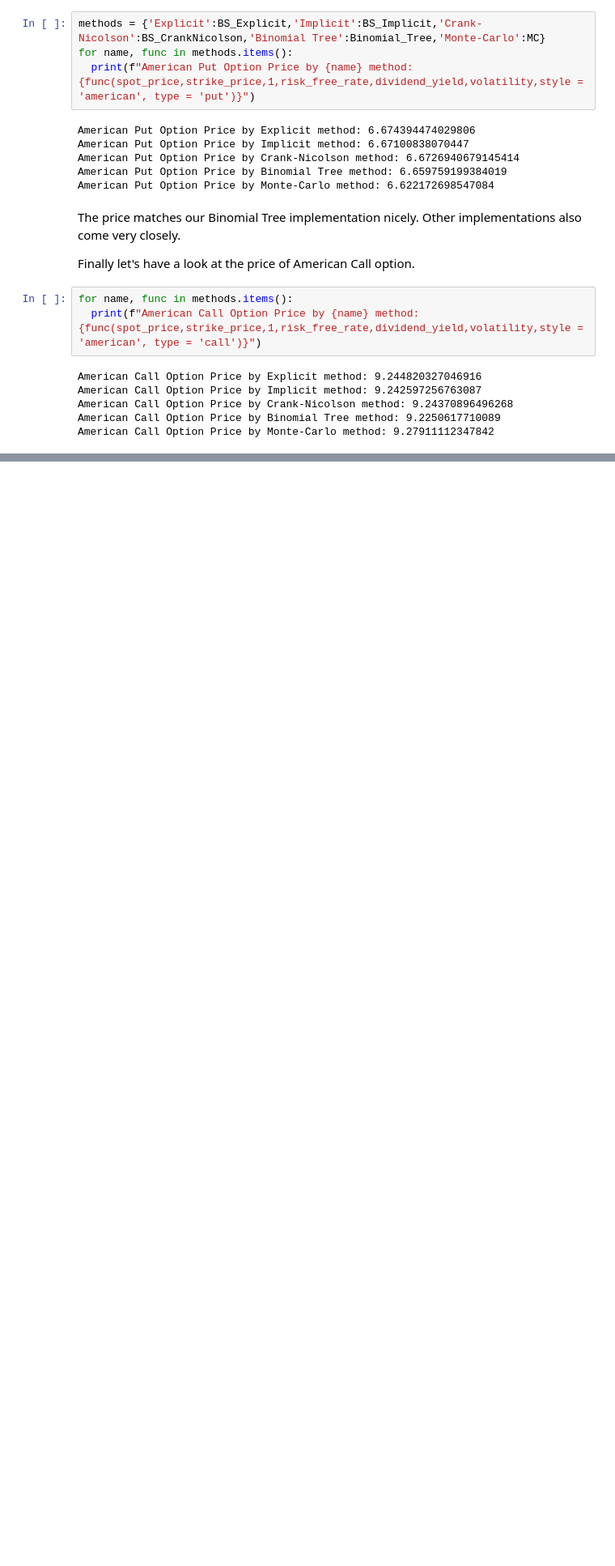
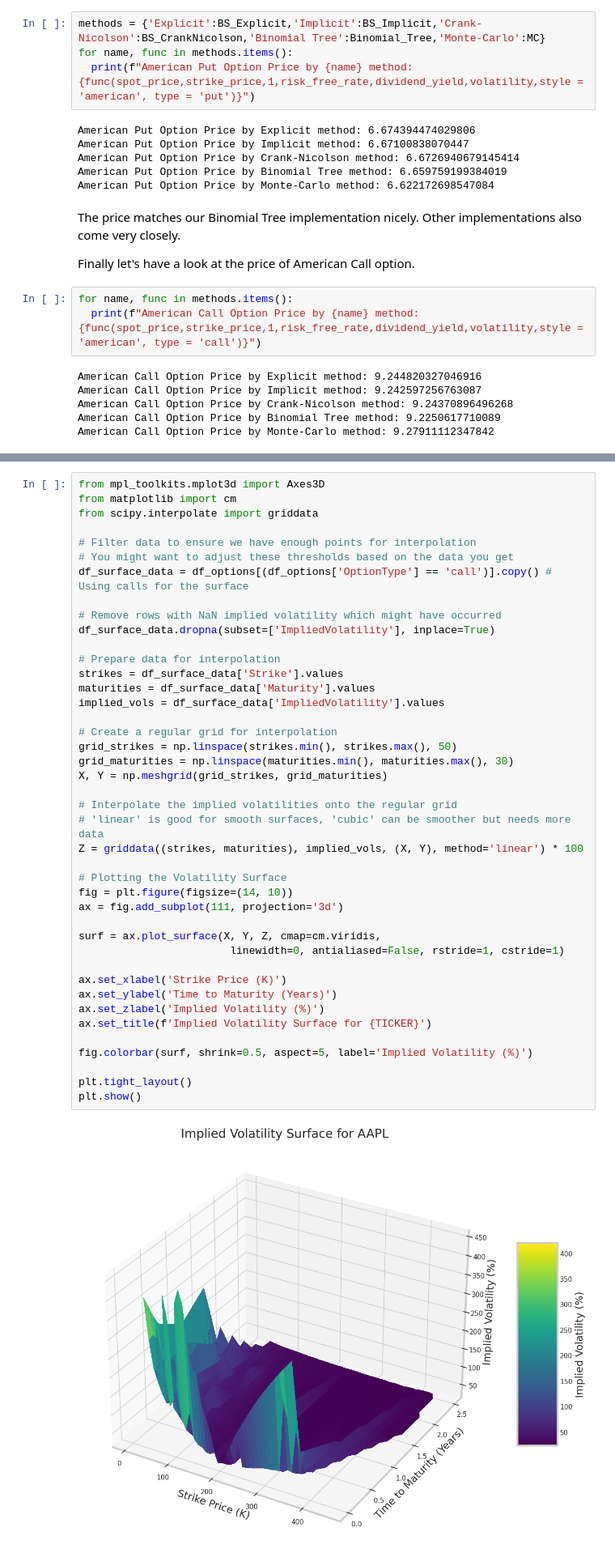
Before and after one commit to Lok-Tung-Li/Option-Pricing-and-Greek-Calculation, a Jupyter notebook: Options_Pricing_and_Greeks_Calculation.ipynb, the cells around one changed output, grey strips where cells are left out. Shown at 81% size. Cells and saved outputs as stored; diff of their text form; blank space fills up the shorter version.

```diff
--- a/Options_Pricing_and_Greeks_Calculation.ipynb
+++ b/Options_Pricing_and_Greeks_Calculation.ipynb
@@ -924,0 +1178,44 @@ American Call Option Price by Monte-Carlo method: 9.27911112347842
+# %%
+from mpl_toolkits.mplot3d import Axes3D
+from matplotlib import cm
+from scipy.interpolate import griddata
+
+# Filter data to ensure we have enough points for interpolation
+# You might want to adjust these thresholds based on the data you get
+df_surface_data = df_options[(df_options['OptionType'] == 'call')].copy() # Using calls for the surface
+
+# Remove rows with NaN implied volatility which might have occurred
+df_surface_data.dropna(subset=['ImpliedVolatility'], inplace=True)
+
+# Prepare data for interpolation
+strikes = df_surface_data['Strike'].values
+maturities = df_surface_data['Maturity'].values
+implied_vols = df_surface_data['ImpliedVolatility'].values
+
+# Create a regular grid for interpolation
+grid_strikes = np.linspace(strikes.min(), strikes.max(), 50)
+grid_maturities = np.linspace(maturities.min(), maturities.max(), 30)
+X, Y = np.meshgrid(grid_strikes, grid_maturities)
+
+# Interpolate the implied volatilities onto the regular grid
+# 'linear' is good for smooth surfaces, 'cubic' can be smoother but needs more data
+Z = griddata((strikes, maturities), implied_vols, (X, Y), method='linear') * 100
+
+# Plotting the Volatility Surface
+fig = plt.figure(figsize=(14, 10))
+ax = fig.add_subplot(111, projection='3d')
+
+surf = ax.plot_surface(X, Y, Z, cmap=cm.viridis,
+                        linewidth=0, antialiased=False, rstride=1, cstride=1)
+
+ax.set_xlabel('Strike Price (K)')
+ax.set_ylabel('Time to Maturity (Years)')
+ax.set_zlabel('Implied Volatility (%)')
+ax.set_title(f'Implied Volatility Surface for {TICKER}')
+
+fig.colorbar(surf, shrink=0.5, aspect=5, label='Implied Volatility (%)')
+
+plt.tight_layout()
+plt.show()
+# %% [output]
+[figure, added]
```
Also changed, not shown: parts of 22 cells of this notebook.
